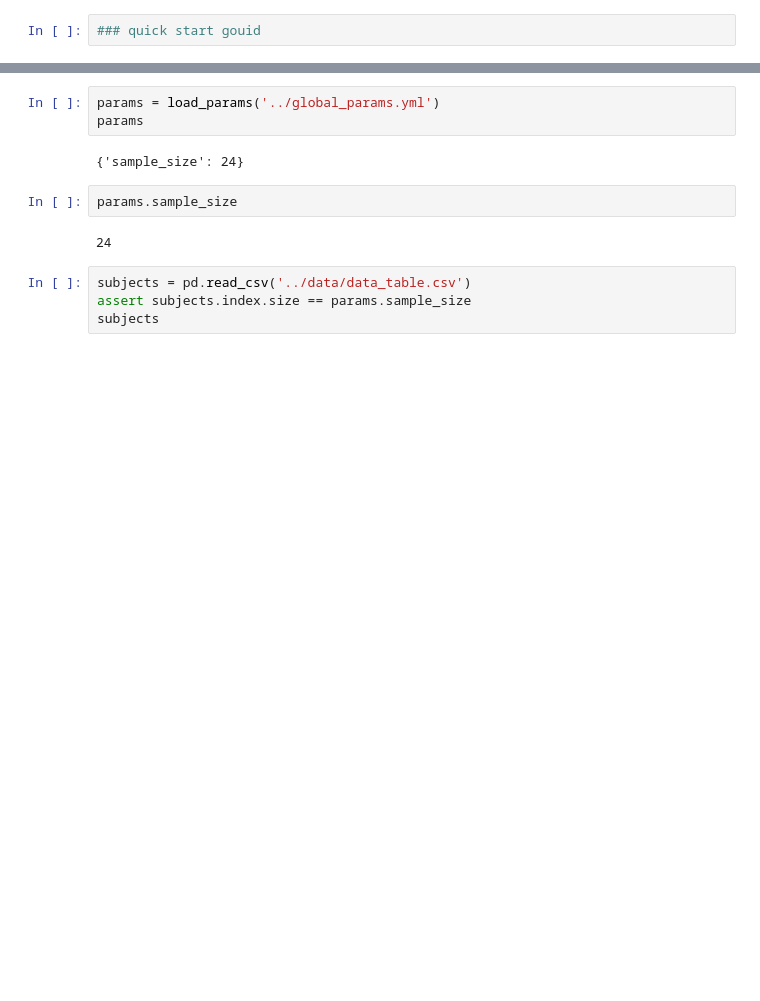
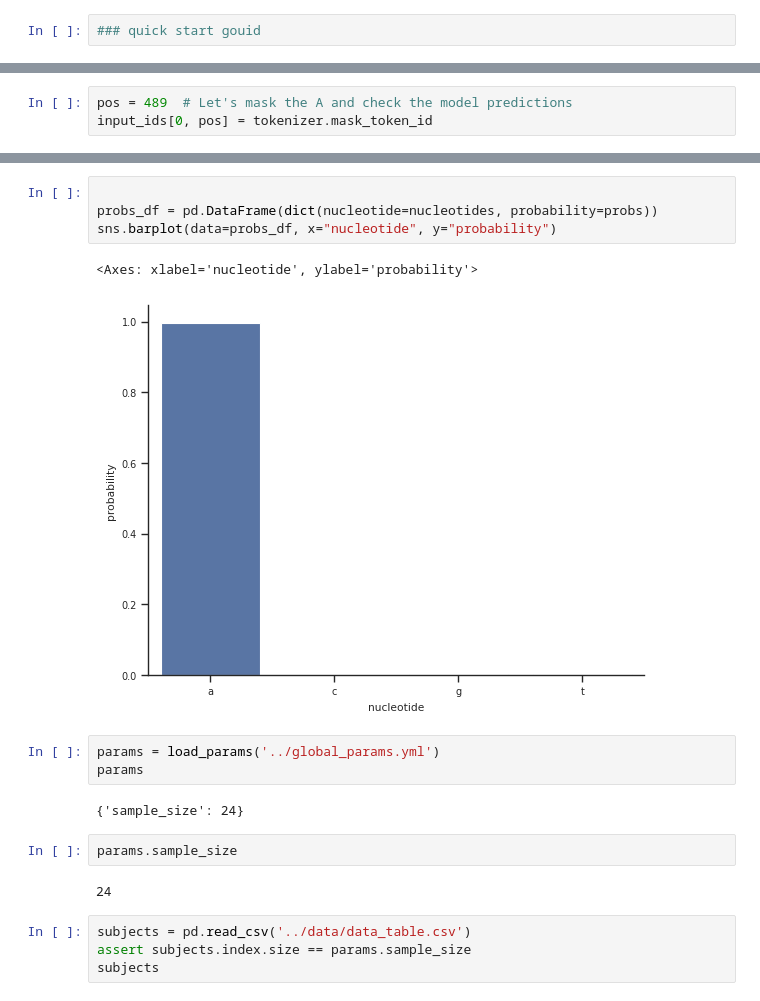
Before and after one commit to munch-group/johan_gpn_v2, a Jupyter notebook: notebooks/01_testing_GPN.ipynb, the cells around one changed output, grey strips where cells are left out. Drawn from its saved outputs; the diff is of its cells as text; blank space fills up the shorter version.

```diff
--- a/notebooks/01_testing_GPN.ipynb
+++ b/notebooks/01_testing_GPN.ipynb
@@ -40,0 +103,3 @@ from global_params import load_params
+# %%
+pos = 489  # Let's mask the A and check the model predictions
+input_ids[0, pos] = tokenizer.mask_token_id
@@ -41,3 +125,10 @@ from global_params import load_params
+# %%
+
+probs_df = pd.DataFrame(dict(nucleotide=nucleotides, probability=probs))
+sns.barplot(data=probs_df, x="nucleotide", y="probability")
+# %% [output]
+<Axes: xlabel='nucleotide', ylabel='probability'>
+[figure, added]
 # %%
 params = load_params('../global_params.yml')
 params
```
Also changed, not shown: parts of 21 cells of this notebook.
